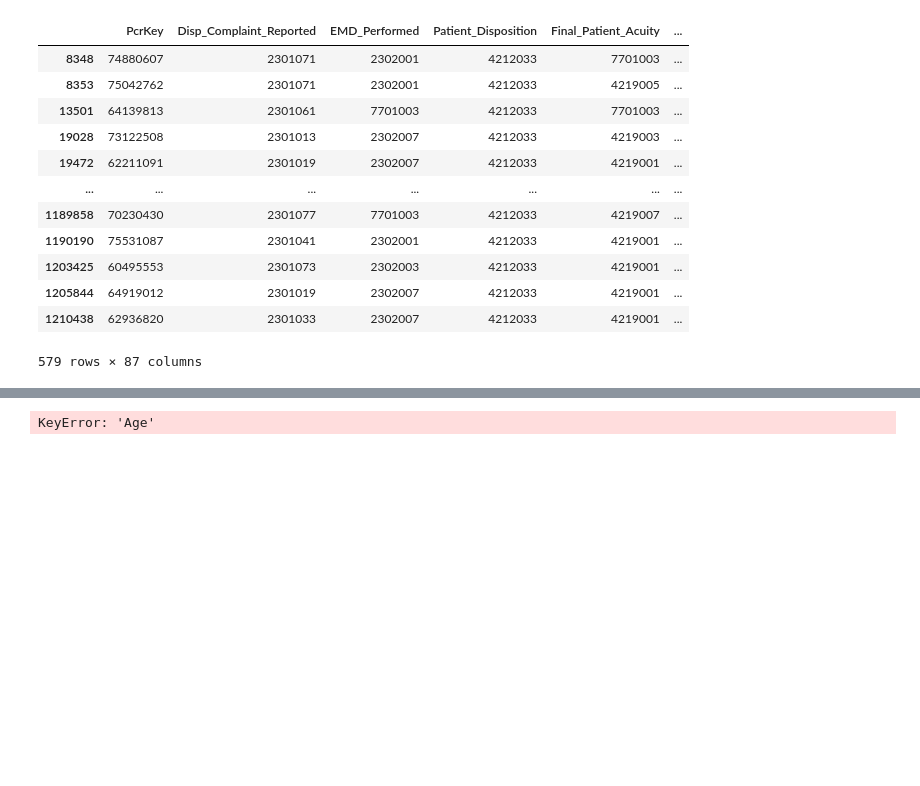
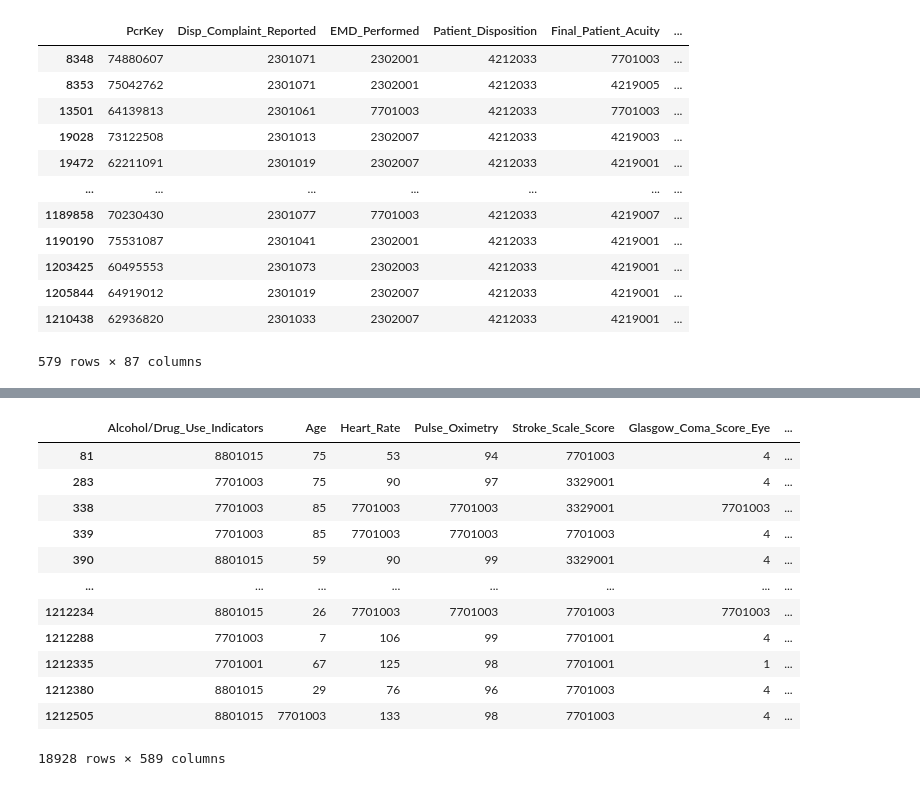
Before and after one commit to josephbajor/CMU_DABP_Project, a Jupyter notebook: ml_eng.ipynb, the cells around one changed output, grey strips where cells are left out. Saved outputs shown, nothing was run; the diff lists cells and outputs as text; code cells hidden in the pictures; blank space fills up the shorter version.

Commit message:
data cleaning checkpoint

```diff
--- a/ml_eng.ipynb
+++ b/ml_eng.ipynb
@@ -64,9 +111,14 @@ First is the outcome variable. We are trying to figure out what features are imp
 # %% [markdown]
 Keys with 20 indicates the patient has died either en route ot the hospital or while in the hospital's care, indicating it may be a situation where quicker response could have saved them. entries with 7701003 and 7701001 indicate that the column was not filed or not applicible, indicating no hospital transport. Therefore, these rows will be removed from our analysis.
 # %%
-ed_df = df.loc[(df['Emergency_Department_Disposition'] != 7701003) & (df['Emergency_Department_Disposition'] != 7701001)]
+ed_df = df.loc[
+    (df["Emergency_Department_Disposition"] != 7701003)
+    & (df["Emergency_Department_Disposition"] != 7701001)
+]
 # %%
-hosp_df = df.loc[(df['Hospital_Disposition'] != 7701003) & (df['Hospital_Disposition'] != 7701001)]
+hosp_df = df.loc[
+    (df["Hospital_Disposition"] != 7701003) & (df["Hospital_Disposition"] != 7701001)
+]
 # %% [markdown]
 If a patient shows up in at least one of the two above dataframes, we know that they were transported to the hospial in the event
 # %%
@@ -78,8 +129,12 @@ ML_df = df.iloc[transport_index]
 # %%
 ML_df = df.iloc[transport_index]
 # %%
-ML_df['patient_death'] = 0
-ML_df.loc[(ML_df['Hospital_Disposition'] == 20) | (ML_df['Emergency_Department_Disposition'] == 20), 'patient_death'] = 1
+ML_df["patient_death"] = 0
+ML_df.loc[
+    (ML_df["Hospital_Disposition"] == 20)
+    | (ML_df["Emergency_Department_Disposition"] == 20),
+    "patient_death",
+] = 1
 # %% [output]
 A value is trying to be set on a copy of a slice from a DataFrame.
 Try using .loc[row_indexer,col_indexer] = value instead
@@ -207,12 +258,13 @@ modified = [
 ]
 # %%
-#Convert categoricals
+# Convert categoricals
 
-def convert_cats(df_in:pd.DataFrame, catlist:list):
+
+def convert_cats(df_in: pd.DataFrame, catlist: list):
 
     df = df_in.copy()
 
-    #Ensure the column only shows up once, take the first one otherwize
+    # Ensure the column only shows up once, take the first one otherwize
     for colname in catlist:
         if type(df[colname]) != pd.Series:
             if len(df[colname].columns > 1):
@@ -220,30 +272,49 @@ def convert_cats(df_in:pd.DataFrame, catlist:list):
                 df.drop(columns=extra_cols, inplace=True)
 
     cats_unrolled = pd.get_dummies(df, columns=categoricals)
-    df = df.drop(columns=categoricals)
+    # cats_unrolled = cats_unrolled.drop(columns=categoricals)
 
-    return pd.concat([df, cats_unrolled], axis=1)
+    # return pd.concat([df, cats_unrolled], axis=1)
+    return cats_unrolled
 
 
 ML_df = convert_cats(ML_df, categoricals)
+# %%
+ML_df
+# %% [output]
+|  | Alcohol/Drug_Use_Indicators | Age | Heart_Rate | Pulse_Oximetry | Stroke_Scale_Score | Glasgow_Coma_Score_Eye | ... |
+| 81 | 8801015 | 75 | 53 | 94 | 7701003 | 4 | ... |
+| 283 | 7701003 | 75 | 90 | 97 | 3329001 | 4 | ... |
+| 338 | 7701003 | 85 | 7701003 | 7701003 | 3329001 | 7701003 | ... |
+| 339 | 7701003 | 85 | 7701003 | 7701003 | 7701003 | 4 | ... |
+| 390 | 8801015 | 59 | 90 | 99 | 3329001 | 4 | ... |
+| ... | ... | ... | ... | ... | ... | ... | ... |
+| 1212234 | 8801015 | 26 | 7701003 | 7701003 | 7701003 | 7701003 | ... |
+| 1212288 | 7701003 | 7 | 106 | 99 | 7701001 | 4 | ... |
+| 1212335 | 7701001 | 67 | 125 | 98 | 7701001 | 1 | ... |
+| 1212380 | 8801015 | 29 | 76 | 96 | 7701003 | 4 | ... |
+| 1212505 | 8801015 | 7701003 | 133 | 98 | 7701003 | 4 | ... |
+18928 rows × 589 columns
 # %%
-null_like = [7701003, 7701001, ]
+null_like = [
+    7701003,
+    7701001,
+]
 
 
-def convert_numerical(df_in:pd.DataFrame, collist:list, null_like:list):
+def convert_numerical(df_in: pd.DataFrame, collist: list, null_like: list):
 
     df = df_in.copy()
 
     for colname in collist:
-        #Remove extra columns
+        # Remove extra columns
         if type(df[colname]) != pd.Series:
             if len(df[colname].columns) > 1:
                 extra_cols = df[colname].columns[1:]
                 df.drop(columns=extra_cols, inplace=True)
 
-
-        col = df[colname].replace(to_replace=null_like, value=pd.NA, inplace=True)
-        col = pd.to_numeric(col, errors='coerce')
+        col = df[colname].replace(to_replace=null_like, value=pd.NA)
+        col = pd.to_numeric(col, errors="coerce")
 
         df[colname] = col
 
@@ -251,5 +322,3 @@ def convert_numerical(df_in:pd.DataFrame, collist:list, null_like:list):
 
 
 ML_df = convert_numerical(ML_df, numericals, null_like=null_like)
-# %% [output]
-KeyError: 'Age'
```
Also changed, not shown: parts of 12 cells of this notebook, 1 other file.
